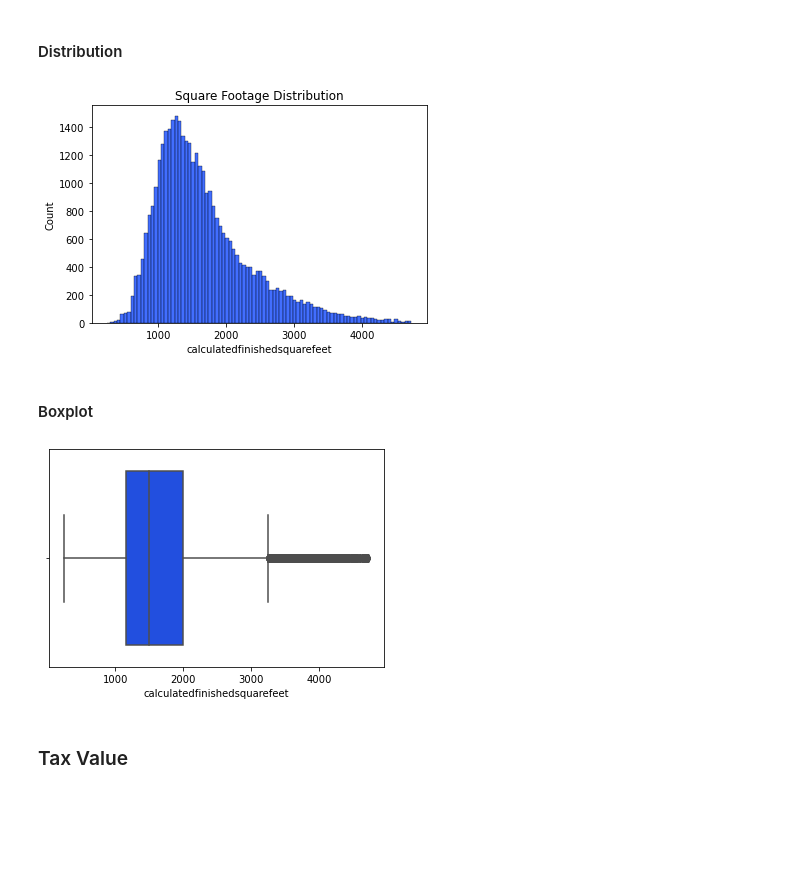
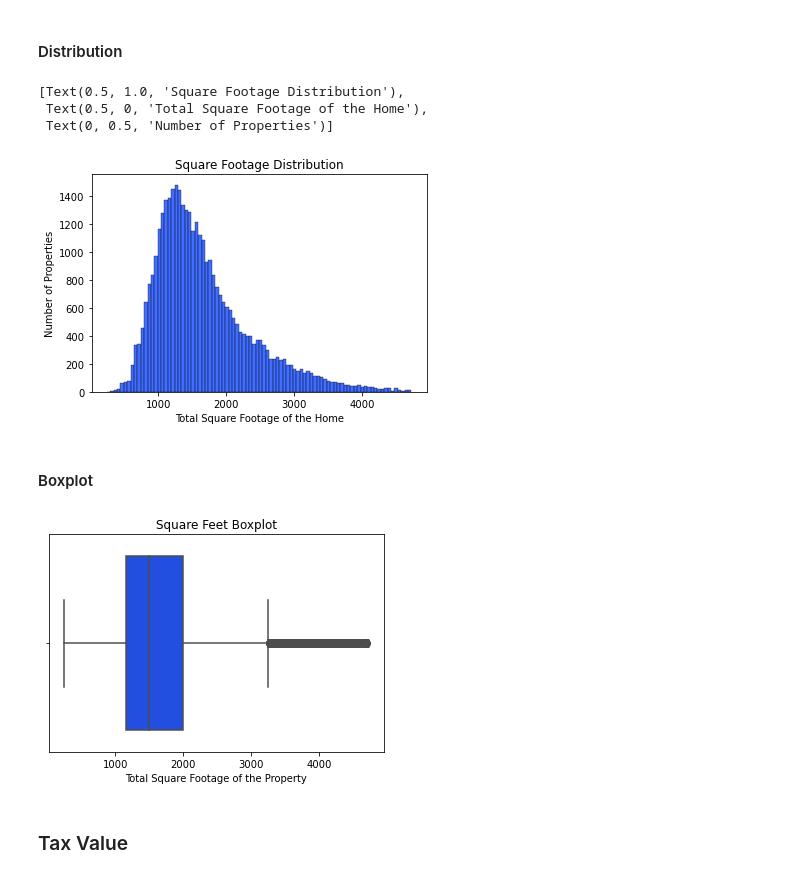
Before and after one commit to malachi-hale/Zillow-Project, a Jupyter notebook: Final_Project.ipynb, the cells around one changed output. Saved outputs shown, nothing was run; the diff lists cells and outputs as text; code cells hidden in the pictures; blank space fills up the shorter version.

```diff
--- a/Final_Project.ipynb
+++ b/Final_Project.ipynb
@@ -156,15 +157,19 @@ bathroom_count_boxplot = sns.boxplot(x=zillow["bathroomcnt"])
 # %% [markdown]
 #### Distribution
 # %%
-square_feet_distribution = sns.histplot(data=zillow, x="calculatedfinishedsquarefeet").set(Title = "Square Footage Distribution")
+square_feet_distribution = sns.histplot(data=zillow, x="calculatedfinishedsquarefeet")
+square_feet_distribution.set(Title = "Square Footage Distribution", xlabel = "Total Square Footage of the Home", ylabel = "Number of Properties")
 # %% [output]
+[Text(0.5, 1.0, 'Square Footage Distribution'),
+ Text(0.5, 0, 'Total Square Footage of the Home'),
+ Text(0, 0.5, 'Number of Properties')]
-[figure, old version]
+[figure, new version]
 # %% [markdown]
 #### Boxplot
 # %%
-square_feet_boxplot = sns.boxplot(x=zillow["calculatedfinishedsquarefeet"])
+square_feet_boxplot = sns.boxplot(x=zillow["calculatedfinishedsquarefeet"]).set(Title = "Square Feet Boxplot", xlabel = "Total Square Footage of the Property")
 # %% [output]
-[figure, old version]
+[figure, new version]
 # %% [markdown]
 ### Tax Value
 # %% [markdown]
```
Also changed, not shown: parts of 13 cells of this notebook.
